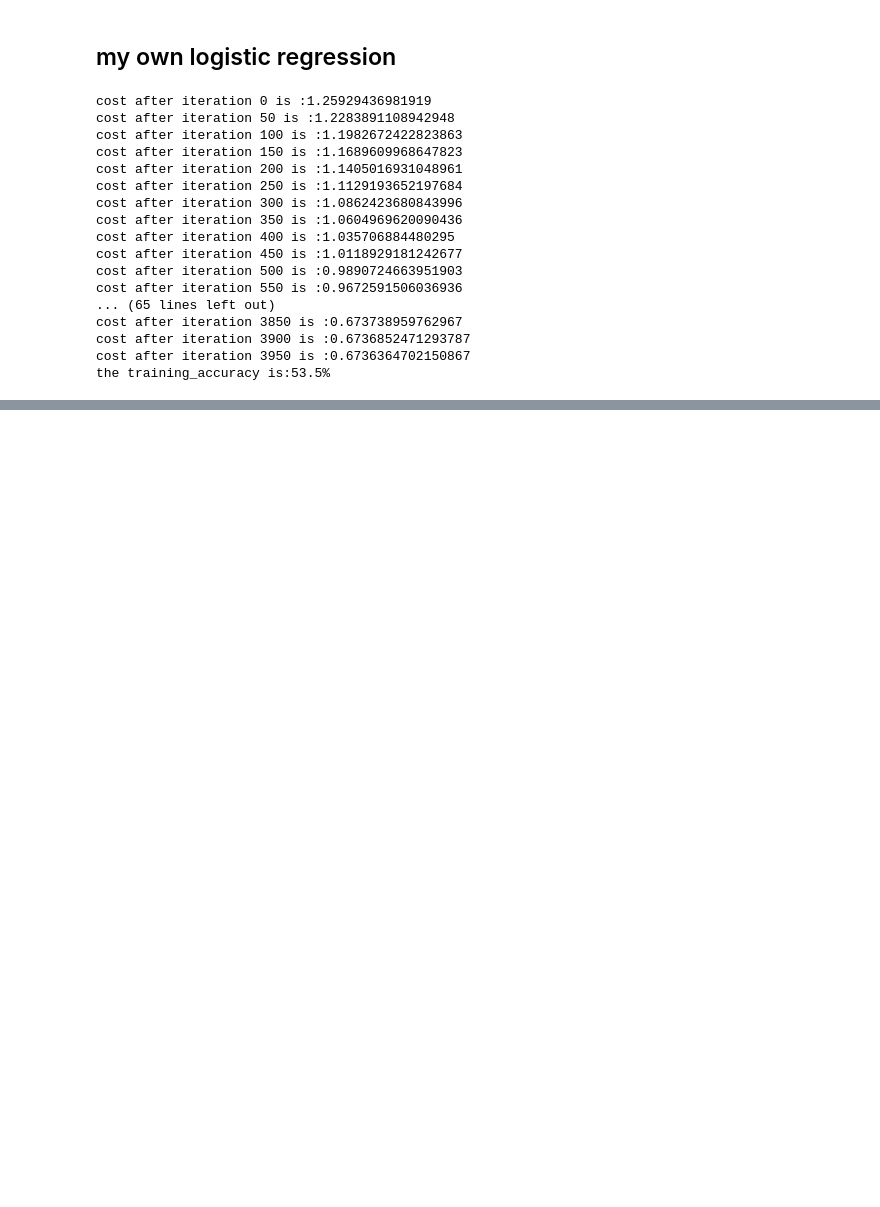
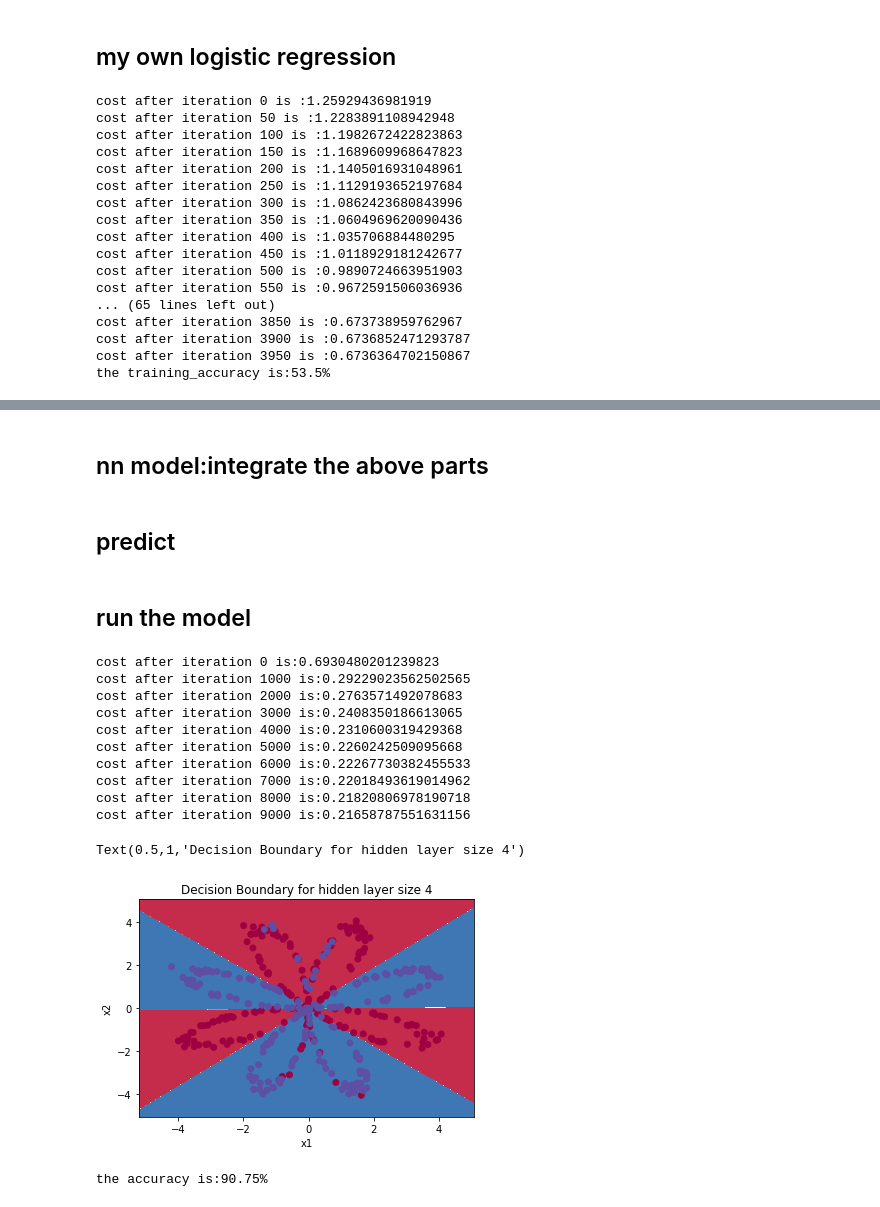
Before and after one commit to qinfendeheichi/machine-learning, a Jupyter notebook: planar data classification with a hidden layer/main.ipynb, the cells around one changed output, grey strips where cells are left out. Cells and saved outputs as stored; diff of their text form; code cells hidden in the pictures; blank space fills up the shorter version.

Commit message:
Update main.ipynb
complete a neural network with 1 hidden layer(size 1/2/3/4/5/10/20/30/40/50)
input layer(2 units)
output layer(1 unit)

```diff
--- a/planar data classification with a hidden layer/main.ipynb
+++ b/planar data classification with a hidden layer/main.ipynb
@@ -180,0 +347,64 @@ plot_decision_boundary(lambda x :np.where(sigmoid(np.dot(w.T,x.T)+b)>0.5,1,0),X,
+# %% [markdown]
+## nn model:integrate the above parts
+# %%
+def nn_model(X,Y,hidden_size,learning_rate,num_iterations=10000,print_cost=False):
+    """
+    Returns:
+    parameters
+    costs
+    """
+    n_x,n_h,n_y=layer_sizes(X,Y,hidden_size)
+    parameters=initialize_parameters(n_x,n_h,n_y)
+    costs=[]
+
+    for i in range(num_iterations):
+        cache,A2=forward_propagation(X,parameters)
+        cost=compute_cost(A2,Y,parameters)
+        grads=backward_propagation(parameters,cache,X,Y)
+        parameters=update_paramters(parameters,grads,learning_rate=learning_rate)
+        if i%1000==0:
+            costs.append(cost)
+        if i%1000==0 and print_cost==True:
+            print('cost after iteration {} is:{}'.format(i,cost))
+
+    d={'parameters':parameters,
+       'costs':costs}
+    return d
+# %% [markdown]
+## predict
+# %%
+def predict(parameters,X):
+    """
+    Returns:
+    predictions
+    """
+    cache,A2=forward_propagation(X,parameters)
+    predictions=np.round(A2)
+
+    return predictions
+# %% [markdown]
+## run the model
+# %%
+d=nn_model(X,Y,4,1,num_iterations=10000,print_cost=True)
+
+plot_decision_boundary(lambda x: predict(d['parameters'], x.T), X, Y)
+plt.title("Decision Boundary for hidden layer size " + str(4))
+# %% [output]
+cost after iteration 0 is:0.6930480201239823
+cost after iteration 1000 is:0.29229023562502565
+cost after iteration 2000 is:0.2763571492078683
+cost after iteration 3000 is:0.2408350186613065
+cost after iteration 4000 is:0.2310600319429368
+cost after iteration 5000 is:0.2260242509095668
+cost after iteration 6000 is:0.22267730382455533
+cost after iteration 7000 is:0.22018493619014962
+cost after iteration 8000 is:0.21820806978190718
+cost after iteration 9000 is:0.21658787551631156
+Text(0.5,1,'Decision Boundary for hidden layer size 4')
+[figure, added]
+# %%
+Y_predict=predict(d['parameters'],X)
+accuracy=np.squeeze((np.dot(Y,Y_predict.T)+np.dot(1-Y,1-Y_predict.T))/m)
+print('the accuracy is:{}%'.format(accuracy*100))
+# %% [output]
+the accuracy is:90.75%
```
Also changed, not shown: parts of 20 cells of this notebook.
